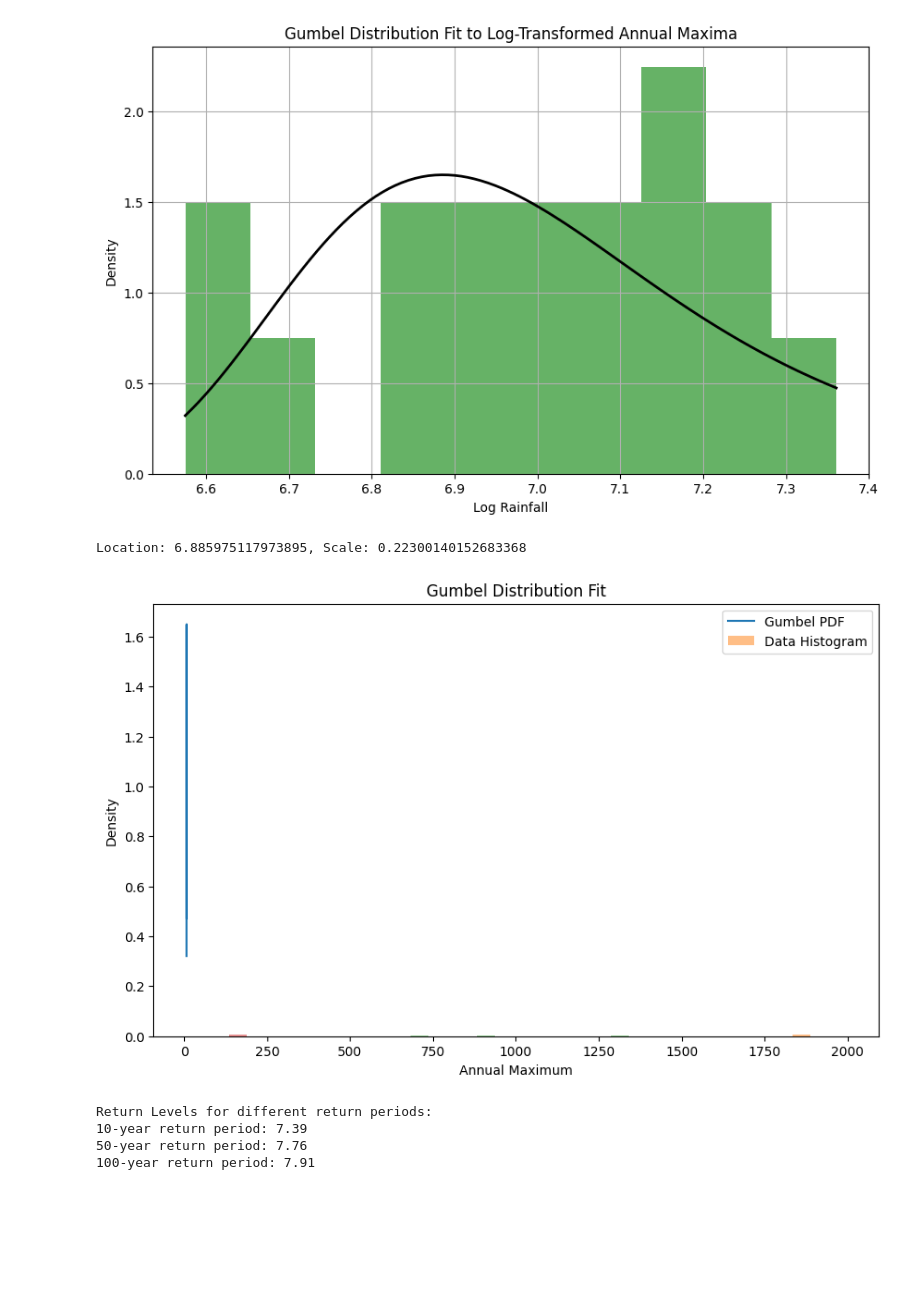
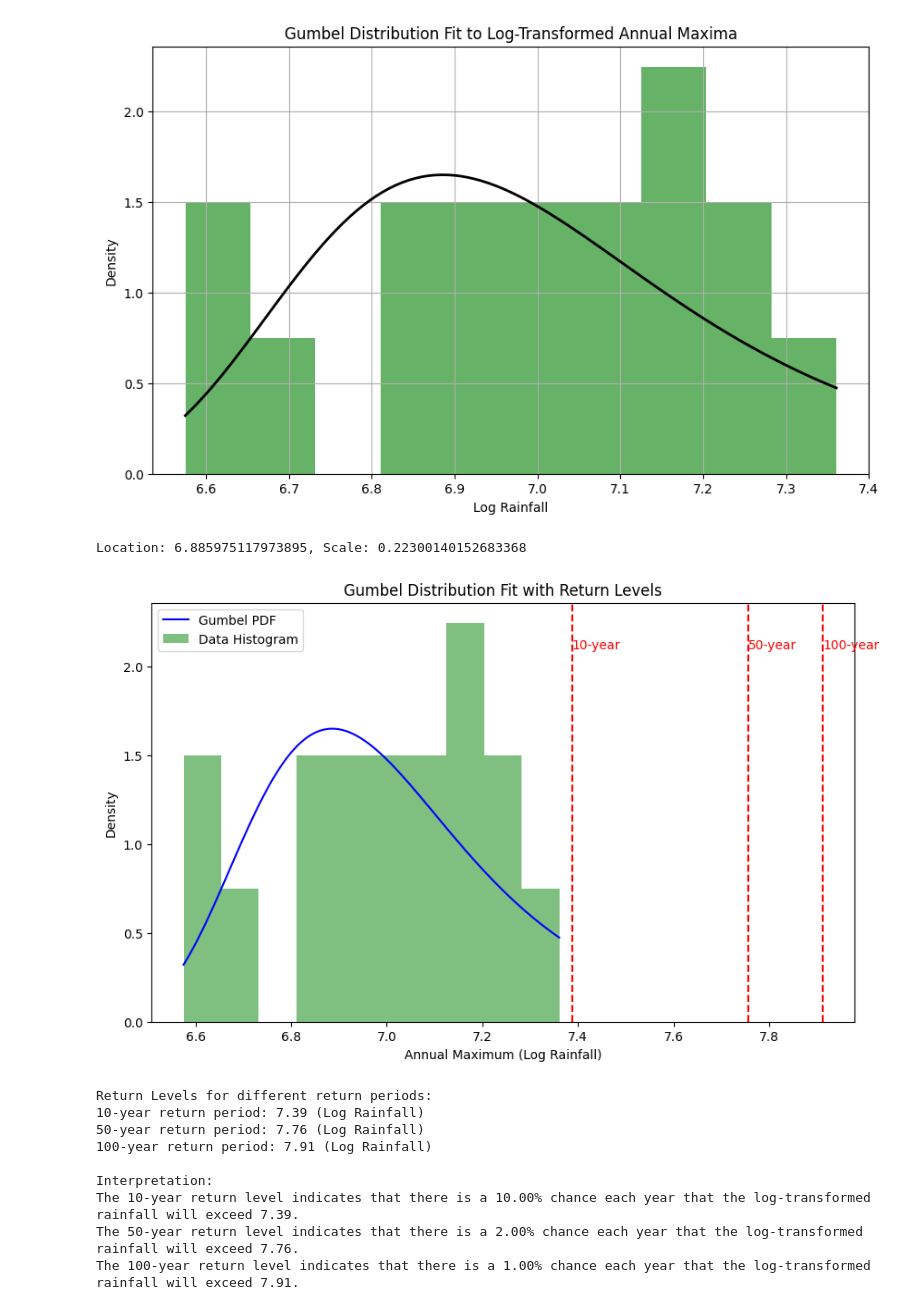
Before and after one commit to Jerric1801/cox-analysis, a Jupyter notebook: flood-analysis/analysis.ipynb, the cells around one changed output. Cells and saved outputs as stored; diff of their text form; code cells hidden in the pictures; blank space fills up the shorter version.

Commit message:
Cleaned up, Added Return Periods to Graph, Interpretations

```diff
--- a/flood-analysis/analysis.ipynb
+++ b/flood-analysis/analysis.ipynb
@@ -226,42 +241,63 @@ plt.show()
 Location: 6.885975117973895, Scale: 0.22300140152683368
 [figure]
 # %%
-from scipy.stats import gumbel_r
+import numpy as np
 import matplotlib.pyplot as plt
 import scipy.stats as stats
 
+# Assuming annual_maxima['LogRainfall'] is already defined and contains the log-transformed data
+
 # Fit a Gumbel distribution to the log-transformed annual maximum rainfall values
-params = gumbel_r.fit(annual_maxima['LogRainfall'])
+params = stats.gumbel_r.fit(annual_maxima['LogRainfall'])
 
 # Extract the location and scale parameters
 loc, scale = params
 
 # Display the parameters
 print(f"Location: {loc}, Scale: {scale}")
 
-#calculate return levels
+# Calculate return levels
 return_periods = [10, 50, 100]
 return_levels = stats.gumbel_r.ppf(1 - 1/np.array(return_periods), loc, scale)
 
 # Plot the fitted Gumbel distribution
 plt.figure(figsize=(10, 6))
-x = np.linspace(min(annual_maxima["LogRainfall"]), max(annual_maxima["LogRainfall"]), 100)
+x = np.linspace(min(annual_maxima['LogRainfall']), max(annual_maxima['LogRainfall']), 100)
 pdf = stats.gumbel_r.pdf(x, loc, scale)
-plt.plot(x, pdf, label='Gumbel PDF')
-plt.hist(annual_maxima, bins=10, density=True, alpha=0.5, label='Data Histogram')
-plt.xlabel('Annual Maximum')
+plt.plot(x, pdf, label='Gumbel PDF', color='blue')
+
+# Adjust the histogram
+plt.hist(annual_maxima['LogRainfall'], bins=10, density=True, alpha=0.5, label='Data Histogram', color='g')
+
+# Add vertical lines for return levels
+for rp, rl in zip(return_periods, return_levels):
+    plt.axvline(rl, color='red', linestyle='--')
+    plt.text(rl, plt.ylim()[1]*0.9, f'{rp}-year', color='red', verticalalignment='center')
+
+
+plt.xlabel('Annual Maximum (Log Rainfall)')
 plt.ylabel('Density')
-plt.title('Gumbel Distribution Fit')
+plt.title('Gumbel Distribution Fit with Return Levels')
 plt.legend()
 plt.show()
 
 print("Return Levels for different return periods:")
 for rp, rl in zip(return_periods, return_levels):
-    print(f"{rp}-year return period: {rl:.2f}")
+    print(f"{rp}-year return period: {rl:.2f} (Log Rainfall)")
+
+# Interpretation
+print("\nInterpretation:")
+for rp, rl in zip(return_periods, return_levels):
+    print(f"The {rp}-year return level indicates that there is a {100/rp:.2f}% chance each year that the log-transformed rainfall will exceed {rl:.2f}.")
 # %% [output]
 Location: 6.885975117973895, Scale: 0.22300140152683368
-[figure, old version]
+[figure, new version]
 Return Levels for different return periods:
-10-year return period: 7.39
-50-year return period: 7.76
-100-year return period: 7.91
+10-year return period: 7.39 (Log Rainfall)
+50-year return period: 7.76 (Log Rainfall)
+100-year return period: 7.91 (Log Rainfall)
+
+Interpretation:
+The 10-year return level indicates that there is a 10.00% chance each year that the log-transformed rainfall will exceed 7.39.
+The 50-year return level indicates that there is a 2.00% chance each year that the log-transformed rainfall will exceed 7.76.
+The 100-year return level indicates that there is a 1.00% chance each year that the log-transformed rainfall will exceed 7.91.
```
Also changed, not shown: parts of 1 cell of this notebook.
